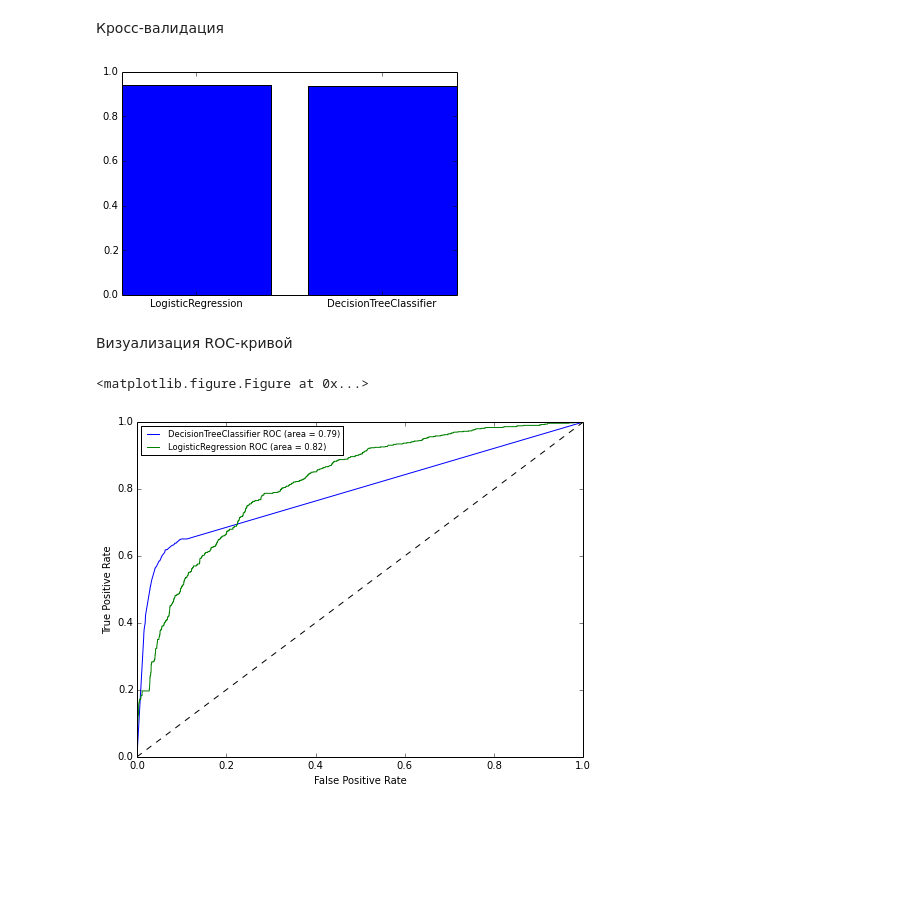
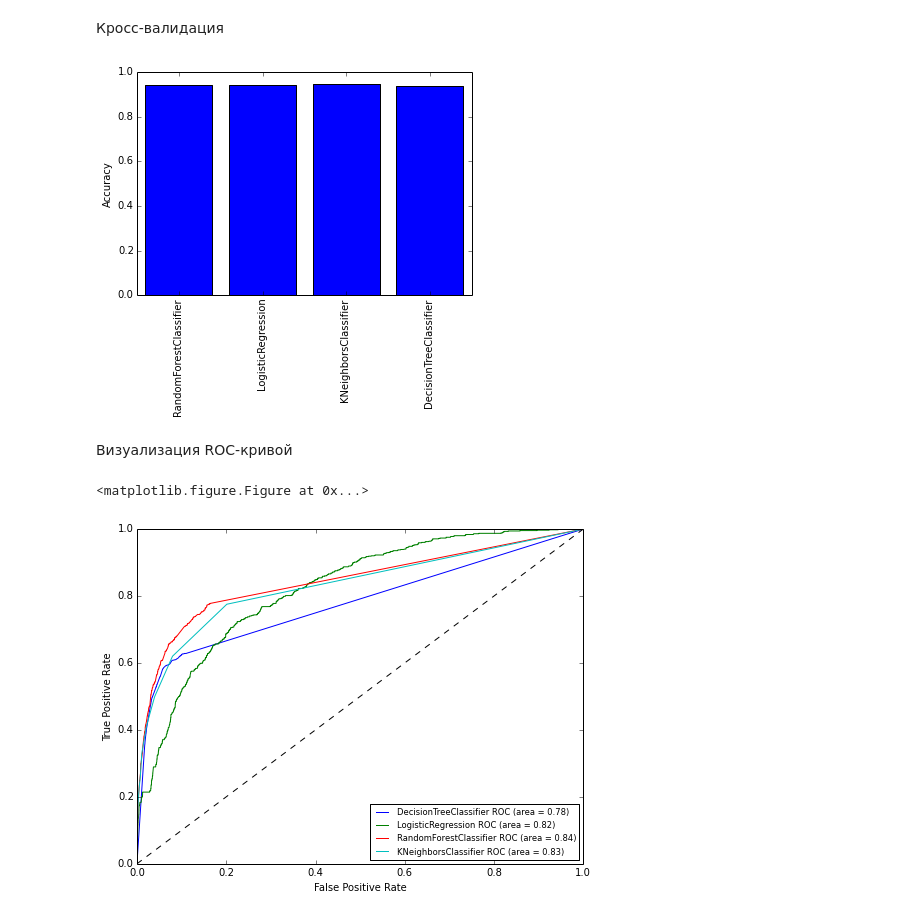
Before and after one commit to Evgeneus/InData-Labs-Contest, a Jupyter notebook: star_mission.ipynb, the cells around one changed output. Drawn from its saved outputs; the diff is of its cells as text; code cells hidden in the pictures; blank space fills up the shorter version.

```diff
--- a/star_mission.ipynb
+++ b/star_mission.ipynb
@@ -38,27 +40,32 @@ from sklearn import cross_validation
 
 from sklearn.metrics import roc_curve, auc
 # %%
-model_dtr = DecisionTreeClassifier()
+model_dtc = DecisionTreeClassifier()
 model_lr = LogisticRegression(penalty='l1', tol=0.01)
+model_rfc = RandomForestClassifier(n_estimators = 10)
+model_knc = KNeighborsClassifier(n_neighbors = 10)
 # %% [markdown]
 Кросс-валидация
 # %%
 train_x_ROC, test_x_ROC, train_y_ROC, test_y_ROC = cross_validation.train_test_split(train_x, train_y, test_size=0.2)
 # %%
-model_dtc = DecisionTreeClassifier()
-model_lr = LogisticRegression(penalty='l1', tol=0.01)
 kfold = 5 #количество подвыборок для валидации
-itog_val = {}
-scores = cross_validation.cross_val_score(model_dtc, train_x, train_y, cv = kfold)
-itog_val['DecisionTreeClassifier'] = scores.mean()
-scores = cross_validation.cross_val_score(model_lr, train_x, train_y, cv = kfold)
-itog_val['LogisticRegression'] = scores.mean()
+acc_val = {}
+scores = cross_validation.cross_val_score(model_dtc, train_x, train_y, cv = kfold, scoring='accuracy')
+acc_val['DecisionTreeClassifier'] = scores.mean()
+scores = cross_validation.cross_val_score(model_lr, train_x, train_y, cv = kfold, scoring='accuracy')
+acc_val['LogisticRegression'] = scores.mean()
+scores = cross_validation.cross_val_score(model_rfc, train_x, train_y, cv = kfold, scoring='accuracy')
+acc_val['RandomForestClassifier'] = scores.mean()
+scores = cross_validation.cross_val_score(model_knc, train_x, train_y, cv = kfold, scoring='accuracy')
+acc_val['KNeighborsClassifier'] = scores.mean()
 # %%
-plt.bar(range(len(itog_val)), itog_val.values(), align='center')
-plt.xticks(range(len(itog_val)), itog_val.keys())
+plt.bar(range(len(acc_val)), acc_val.values(), align='center')
+plt.xticks(range(len(acc_val)), acc_val.keys(), rotation='vertical')
+pl.ylabel('Accuracy')
 plt.show()
 # %% [output]
-[figure, old version]
+[figure, new version]
 # %% [markdown]
 Визуализация ROC-кривой
 # %%
@@ -74,6 +81,17 @@ probas = model_lr.fit(train_x_ROC, train_y_ROC).predict_proba(test_x_ROC)
 fpr, tpr, thresholds = roc_curve(test_y_ROC, probas[:, 1])
 roc_auc  = auc(fpr, tpr)
 pl.plot(fpr, tpr, label='%s ROC (area = %0.2f)' % ('LogisticRegression',roc_auc))
+#RandomForestClassifier
+probas = model_rfc.fit(train_x_ROC, train_y_ROC).predict_proba(test_x_ROC)
+fpr, tpr, thresholds = roc_curve(test_y_ROC, probas[:, 1])
+roc_auc  = auc(fpr, tpr)
+pl.plot(fpr, tpr, label='%s ROC (area = %0.2f)' % ('RandomForestClassifier',roc_auc))
+#KNeighborsClassifier
+probas = model_knc.fit(train_x_ROC, train_y_ROC).predict_proba(test_x_ROC)
+fpr, tpr, thresholds = roc_curve(test_y_ROC, probas[:, 1])
+roc_auc  = auc(fpr, tpr)
+pl.plot(fpr, tpr, label='%s ROC (area = %0.2f)' % ('KNeighborsClassifier',roc_auc))
+
 pl.plot([0, 1], [0, 1], 'k--')
 pl.xlim([0.0, 1.0])
 pl.ylim([0.0, 1.0])
@@ -83,4 +101,4 @@ pl.legend(loc=0, fontsize='small')
 pl.show()
 # %% [output]
 <matplotlib.figure.Figure at 0x...>
-[figure, old version]
+[figure, new version]
```
Also changed, not shown: parts of 1 cell of this notebook.
